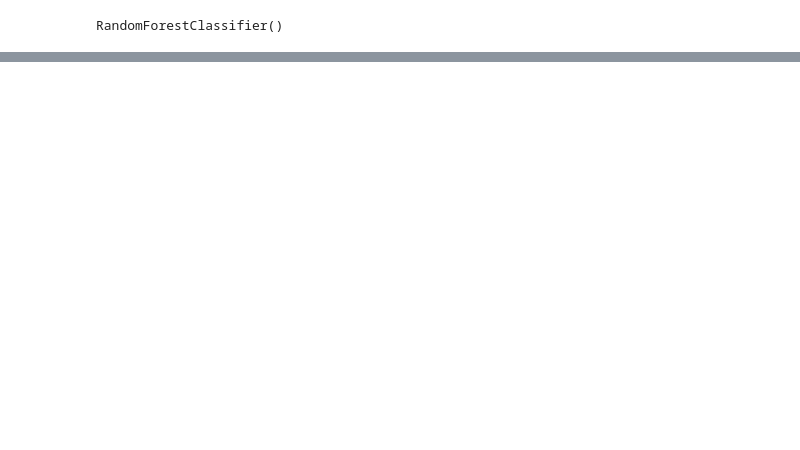
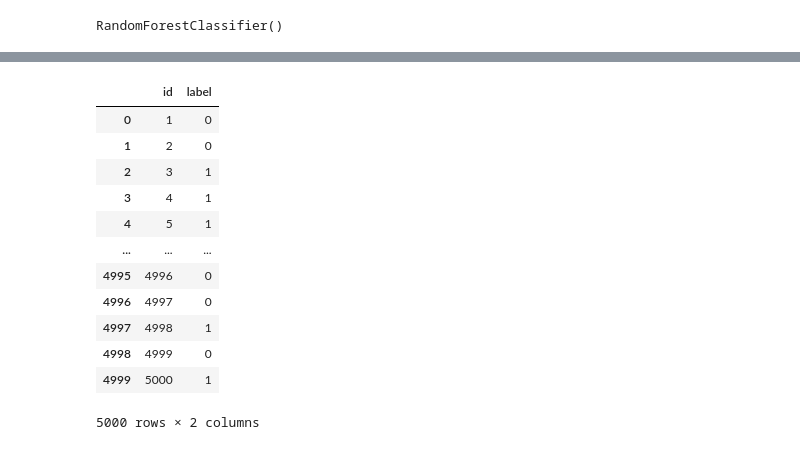
Before and after one commit to dmsehd04/Dacon_Basic_Movie, a Jupyter notebook: movie_mycode_rfc.ipynb, the cells around one changed output, grey strips where cells are left out. Drawn from its saved outputs; the diff is of its cells as text; code cells hidden in the pictures; blank space fills up the shorter version.

```diff
--- a/movie_mycode_rfc.ipynb
+++ b/movie_mycode_rfc.ipynb
@@ -105,0 +168,10 @@ RandomForestClassifier()
+# %%
+main_pos = []
+for sentence in test['document']:
+    pos = okt.pos(sentence)
+    main_words = [word_pos[0] for word_pos in pos if word_pos[1] in ("Noun","Adverb", "Adjective", "Verb")]
+    main_words_str = " ".join(main_words)
+    main_pos.append(main_words_str)
+test["main_pos"] = pd.DataFrame(main_pos)
+
+test.head()
@@ -105,0 +185,5 @@ RandomForestClassifier()
+# %%
+X_test = test.main_pos
+X_test_vec = vectorizer.transform(X_test)
+pred_test = model.predict(X_test_vec)
+print(pred_test)
@@ -105,0 +192,3 @@ RandomForestClassifier()
+# %%
+submission = pd.read_csv('movie_dataset/sample_submission.csv')
+submission.head()
@@ -105,0 +202,18 @@ RandomForestClassifier()
+# %%
+submission['label'] = pred_test
+
+submission
+# %% [output]
+|  | id | label |
+| 0 | 1 | 0 |
+| 1 | 2 | 0 |
+| 2 | 3 | 1 |
+| 3 | 4 | 1 |
+| 4 | 5 | 1 |
+| ... | ... | ... |
+| 4995 | 4996 | 0 |
+| 4996 | 4997 | 0 |
+| 4997 | 4998 | 1 |
+| 4998 | 4999 | 0 |
+| 4999 | 5000 | 1 |
+5000 rows × 2 columns
```
Also changed, not shown: parts of 14 cells of this notebook.
